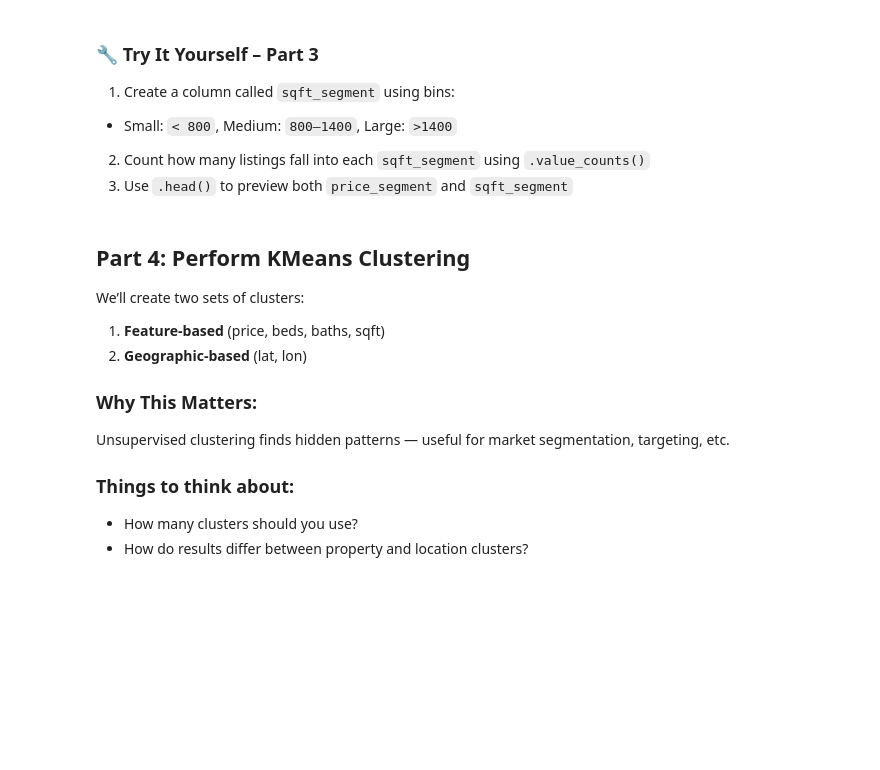
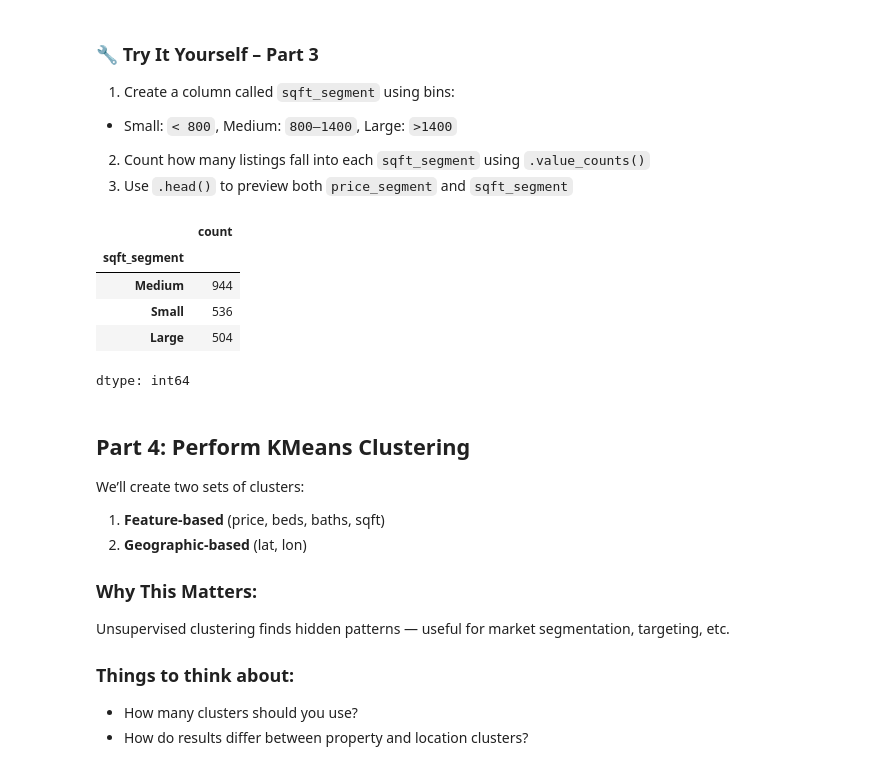
Before and after one commit to daxtonhunter2634-glitch/IS4460, a Jupyter notebook: Labs/lab_09_clustering.ipynb, the cells around one changed output. Cells and saved outputs as stored; diff of their text form; code cells hidden in the pictures; blank space fills up the shorter version.

```diff
--- a/Labs/lab_09_clustering.ipynb
+++ b/Labs/lab_09_clustering.ipynb
@@ -231,3 +238,20 @@ df['price_segment'].value_counts()
+# %%
+# 🔧 Add code here
+
+df['sqft_segment'] = pd.cut(
+    df['sqft'],
+    bins=[0, 800, 1400, float('inf')],
+    labels=['Small', 'Medium', 'Large']
+)
+
+df['sqft_segment'].value_counts()
+# %% [output]
+|  | count |
+| sqft_segment |  |
+| Medium | 944 |
+| Small | 536 |
+| Large | 504 |
+dtype: int64
 # %% [markdown]
 ## Part 4: Perform KMeans Clustering
 
```
Also changed, not shown: parts of 18 cells of this notebook.
